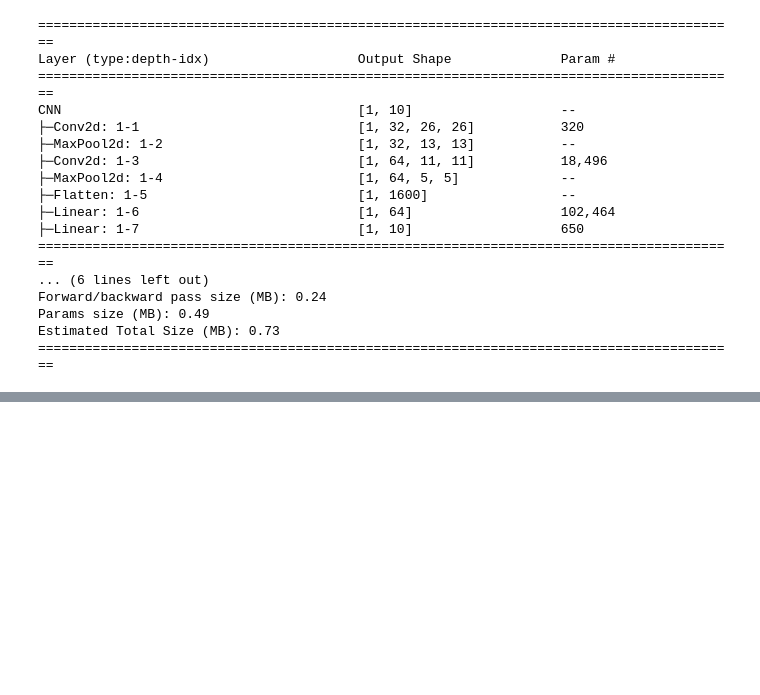
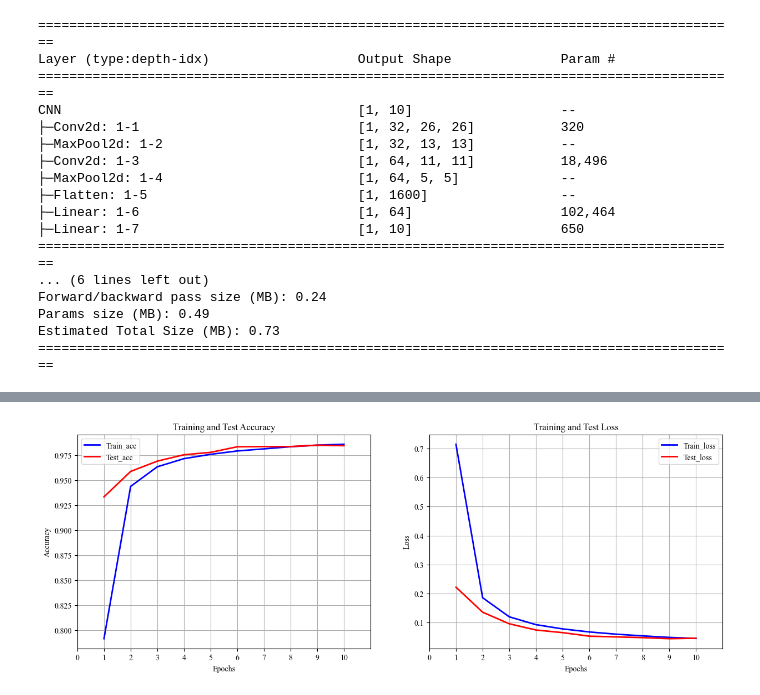
Before and after one commit to miao010101/DeepLearning, a Jupyter notebook: File/MNIST.ipynb, the cells around one changed output, grey strips where cells are left out. Cells and saved outputs as stored; diff of their text form; code cells hidden in the pictures; blank space fills up the shorter version.

```diff
--- a/File/MNIST.ipynb
+++ b/File/MNIST.ipynb
@@ -169 +175,45 @@ Epoch:  5, Train_acc: 98.4%, Train_loss: 0.055, Test_acc: 98.4%, Test_loss: 0.04
 Done
+# %%
+epoch_range = range(1,args.epochs+1)
+
+fig = plt.figure(figsize=(15, 5))
+ax1 = fig.add_subplot(1, 2, 1)
+ax1.plot(epoch_range, args.train_acc,
+         label='Train_acc',color='blue',linewidth = 2)
+ax1.plot(epoch_range, args.test_acc,
+         label='Test_acc',color='red',linewidth = 2)
+
+ax1.set_title('Training and Test Accuracy')
+ax1.set_xlabel('Epochs')
+ax1.set_ylabel('Accuracy')
+
+ax1.legend(loc='best')
+
+ax1.set_xlim(1,args.epochs+1)
+
+x_ticks = np.arange(0,args.epochs+1)
+ax1.set_xticks(x_ticks)
+ax1.grid()
+
+ax2 = fig.add_subplot(1, 2, 2)
+ax2.plot(epoch_range, args.train_loss,
+         label='Train_loss',color='blue',linewidth = 2)
+ax2.plot(epoch_range, args.test_loss,
+         label='Test_loss',color='red',linewidth = 2)
+
+ax2.set_title('Training and Test Loss')
+ax2.set_xlabel('Epochs')
+ax2.set_ylabel('Loss')
+
+ax2.legend(loc='best')
+
+ax2.set_xlim(1,args.epochs+1)
+
+x_ticks = np.arange(0,args.epochs+1)
+ax2.set_xticks(x_ticks)
+ax2.grid()
+
+plt.savefig('../result/The_First_Result.svg', format='svg')
+plt.show()
+# %% [output]
+[figure, added]
```
Also changed, not shown: parts of 4 cells of this notebook.
